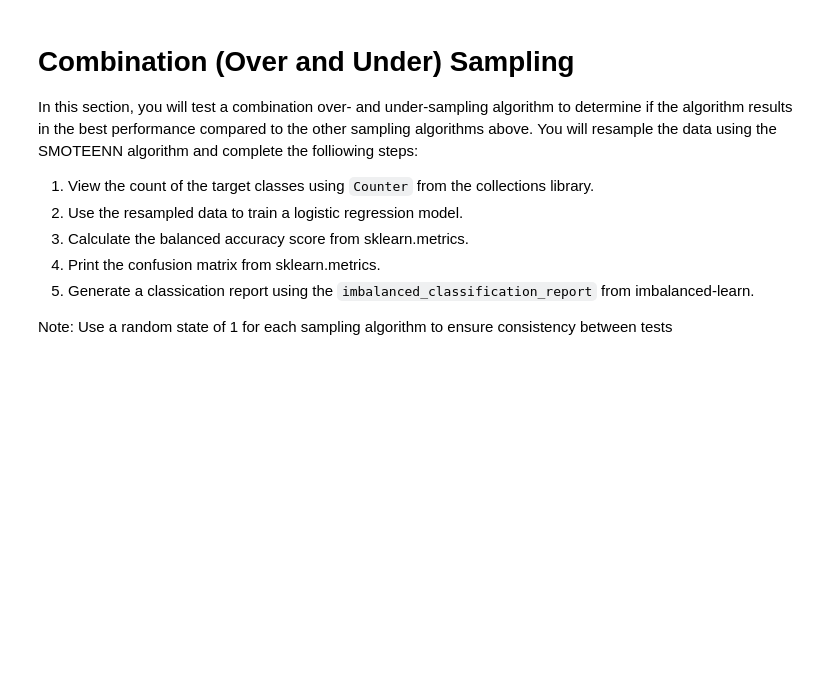
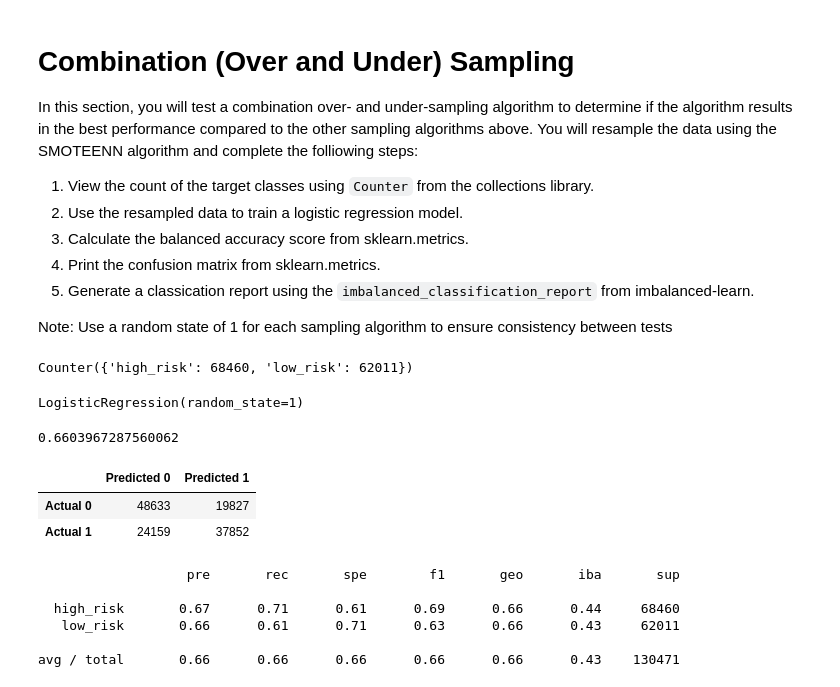
Before and after one commit to cbeckler/credit_risk_analysis, a Jupyter notebook: credit_risk_resampling.ipynb, the cells around one changed output. Drawn from its saved outputs; the diff is of its cells as text; code cells hidden in the pictures; blank space fills up the shorter version.

Commit message:
smoteenn sampling

```diff
--- a/credit_risk_resampling.ipynb
+++ b/credit_risk_resampling.ipynb
@@ -339,10 +339,23 @@ Note: Use a random state of 1 for each sampling algorithm to ensure consistency
 # %%
 # Resample the training data with SMOTEENN
 # Warning: This is a large dataset, and this step may take some time to complete
-# YOUR CODE HERE
+from imblearn.combine import SMOTEENN
+
+smote_enn = SMOTEENN(random_state=0)
+X_smoteenn, y_smoteenn = smote_enn.fit_resample(X, y)
+Counter(y_smoteenn)
+# %% [output]
+Counter({'high_risk': 68460, 'low_risk': 62011})
 # %%
 # Train the Logistic Regression model using the resampled data
-# YOUR CODE HERE
+model_st = LogisticRegression(random_state=1)
+model_st.fit(X_smoteenn, y_smoteenn)
+# %% [output]
+LogisticRegression(random_state=1)
 # %%
 # Calculated the balanced accuracy score
-# YOUR CODE HERE
+y_pred_st = model_r.predict(X_smoteenn)
+
+balanced_accuracy_score(y_smoteenn, y_pred_st)
+# %% [output]
+0.6603967287560062
@@ -352,3 +362,24 @@ Note: Use a random state of 1 for each sampling algorithm to ensure consistency
+# %%
+# Display the confusion matrix
+cm_st = confusion_matrix(y_smoteenn, y_pred_st)
+
+cm_df_st = pd.DataFrame(
+    cm_st, index=["Actual 0", "Actual 1"],
+    columns=["Predicted 0", "Predicted 1"]
+)
+
+cm_df_st
+# %% [output]
+|  | Predicted 0 | Predicted 1 |
+| Actual 0 | 48633 | 19827 |
+| Actual 1 | 24159 | 37852 |
 # %%
 # Print the imbalanced classification report
-# YOUR CODE HERE
+print(classification_report_imbalanced(y_smoteenn, y_pred_st))
+# %% [output]
+                   pre       rec       spe        f1       geo       iba       sup
+
+  high_risk       0.67      0.71      0.61      0.69      0.66      0.44     68460
+   low_risk       0.66      0.61      0.71      0.63      0.66      0.43     62011
+
+avg / total       0.66      0.66      0.66      0.66      0.66      0.43    130471
```
Also changed, not shown: parts of 1 cell of this notebook.
